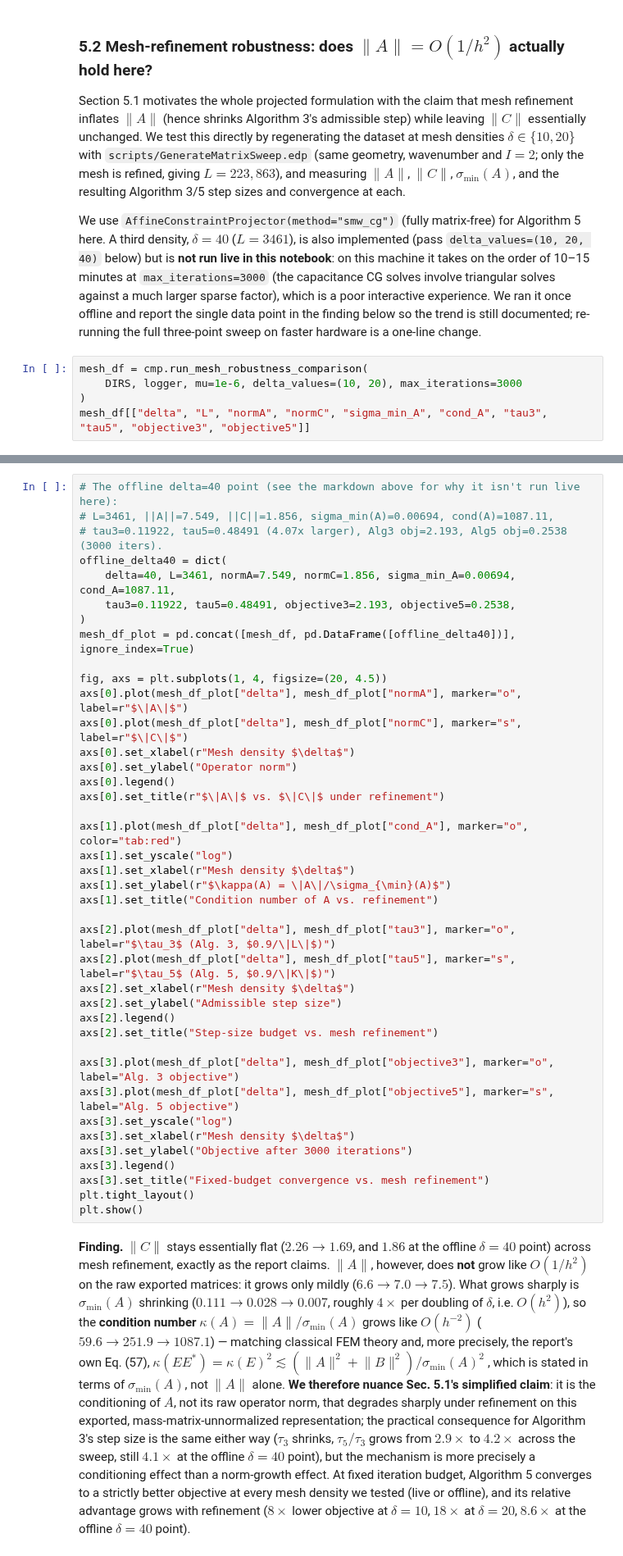
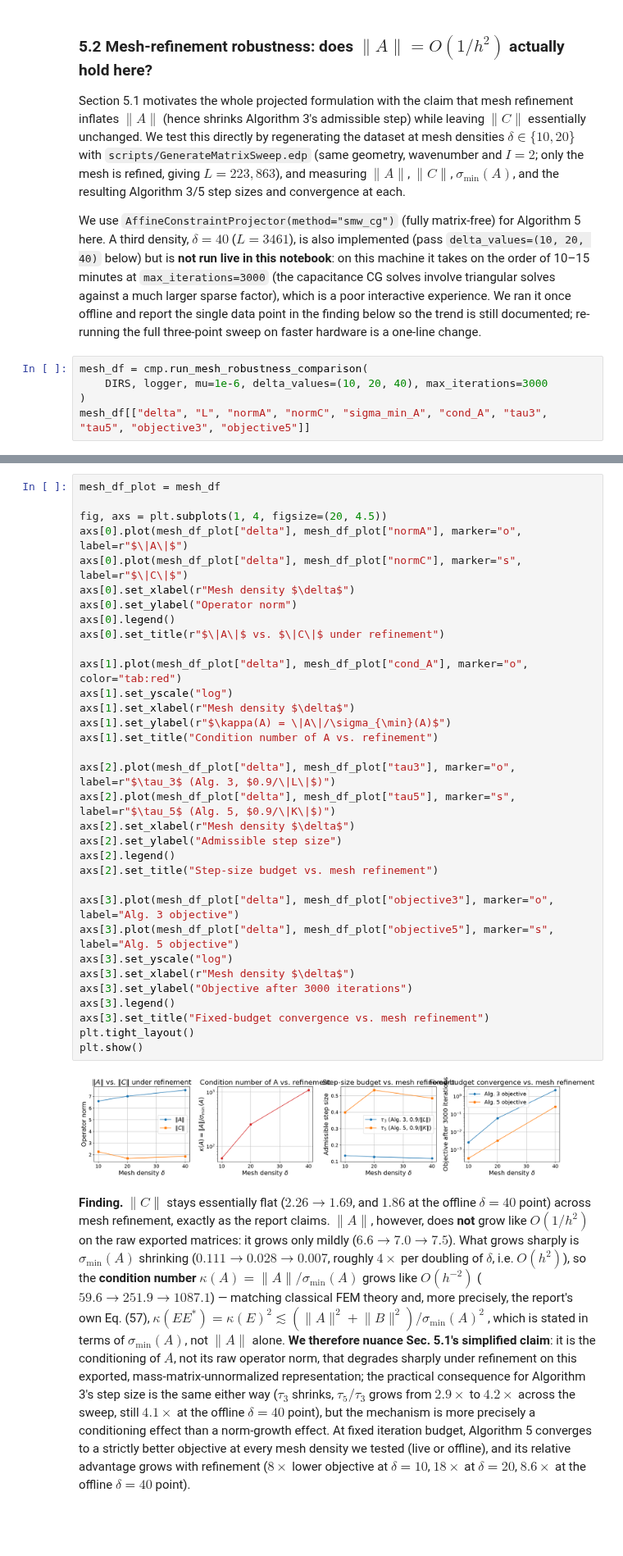
Before and after one commit to dmelan/fp-algs, a Jupyter notebook: part4_5_chambolle_pock_comparison.ipynb, the cells around one changed output, grey strips where cells are left out. Shown at 82% size. Saved outputs shown, nothing was run; the diff lists cells and outputs as text; blank space fills up the shorter version.

```diff
--- a/part4_5_chambolle_pock_comparison.ipynb
+++ b/part4_5_chambolle_pock_comparison.ipynb
@@ -367,6 +521,6 @@ trend is still documented; re-running the full three-point sweep on faster hardw
 change.
 # %%
 mesh_df = cmp.run_mesh_robustness_comparison(
-    DIRS, logger, mu=1e-6, delta_values=(10, 20), max_iterations=3000
+    DIRS, logger, mu=1e-6, delta_values=(10, 20, 40), max_iterations=3000
 )
 mesh_df[["delta", "L", "normA", "normC", "sigma_min_A", "cond_A", "tau3", "tau5", "objective3", "objective5"]]
@@ -373,43 +542,38 @@ mesh_df[["delta", "L", "normA", "normC", "sigma_min_A", "cond_A", "tau3", "tau5"
 # %%
-# The offline delta=40 point (see the markdown above for why it isn't run live here):
-# L=3461, ||A||=7.549, ||C||=1.856, sigma_min(A)=0.00694, cond(A)=1087.11,
-# tau3=0.11922, tau5=0.48491 (4.07x larger), Alg3 obj=2.193, Alg5 obj=0.2538 (3000 iters).
-offline_delta40 = dict(
-    delta=40, L=3461, normA=7.549, normC=1.856, sigma_min_A=0.00694, cond_A=1087.11,
-    tau3=0.11922, tau5=0.48491, objective3=2.193, objective5=0.2538,
-)
-mesh_df_plot = pd.concat([mesh_df, pd.DataFrame([offline_delta40])], ignore_index=True)
+mesh_df_plot = mesh_df
 
 fig, axs = plt.subplots(1, 4, figsize=(20, 4.5))
 axs[0].plot(mesh_df_plot["delta"], mesh_df_plot["normA"], marker="o", label=r"$\|A\|$")
 axs[0].plot(mesh_df_plot["delta"], mesh_df_plot["normC"], marker="s", label=r"$\|C\|$")
 axs[0].set_xlabel(r"Mesh density $\delta$")
 axs[0].set_ylabel("Operator norm")
 axs[0].legend()
 axs[0].set_title(r"$\|A\|$ vs. $\|C\|$ under refinement")
 
 axs[1].plot(mesh_df_plot["delta"], mesh_df_plot["cond_A"], marker="o", color="tab:red")
 axs[1].set_yscale("log")
 axs[1].set_xlabel(r"Mesh density $\delta$")
 axs[1].set_ylabel(r"$\kappa(A) = \|A\|/\sigma_{\min}(A)$")
 axs[1].set_title("Condition number of A vs. refinement")
 
 axs[2].plot(mesh_df_plot["delta"], mesh_df_plot["tau3"], marker="o", label=r"$\tau_3$ (Alg. 3, $0.9/\|L\|$)")
 axs[2].plot(mesh_df_plot["delta"], mesh_df_plot["tau5"], marker="s", label=r"$\tau_5$ (Alg. 5, $0.9/\|K\|$)")
 axs[2].set_xlabel(r"Mesh density $\delta$")
 axs[2].set_ylabel("Admissible step size")
 axs[2].legend()
 axs[2].set_title("Step-size budget vs. mesh refinement")
 
 axs[3].plot(mesh_df_plot["delta"], mesh_df_plot["objective3"], marker="o", label="Alg. 3 objective")
 axs[3].plot(mesh_df_plot["delta"], mesh_df_plot["objective5"], marker="s", label="Alg. 5 objective")
 axs[3].set_yscale("log")
 axs[3].set_xlabel(r"Mesh density $\delta$")
 axs[3].set_ylabel("Objective after 3000 iterations")
 axs[3].legend()
 axs[3].set_title("Fixed-budget convergence vs. mesh refinement")
 plt.tight_layout()
 plt.show()
+# %% [output]
+[figure, added]
 # %% [markdown]
 **Finding.** $\lVert C\rVert$ stays essentially flat ($2.26\to1.69$, and $1.86$ at the offline
 $\delta=40$ point) across mesh refinement, exactly as the report claims. $\lVert A\rVert$, however,
```
Also changed, not shown: parts of 34 cells of this notebook, 1 other file.
